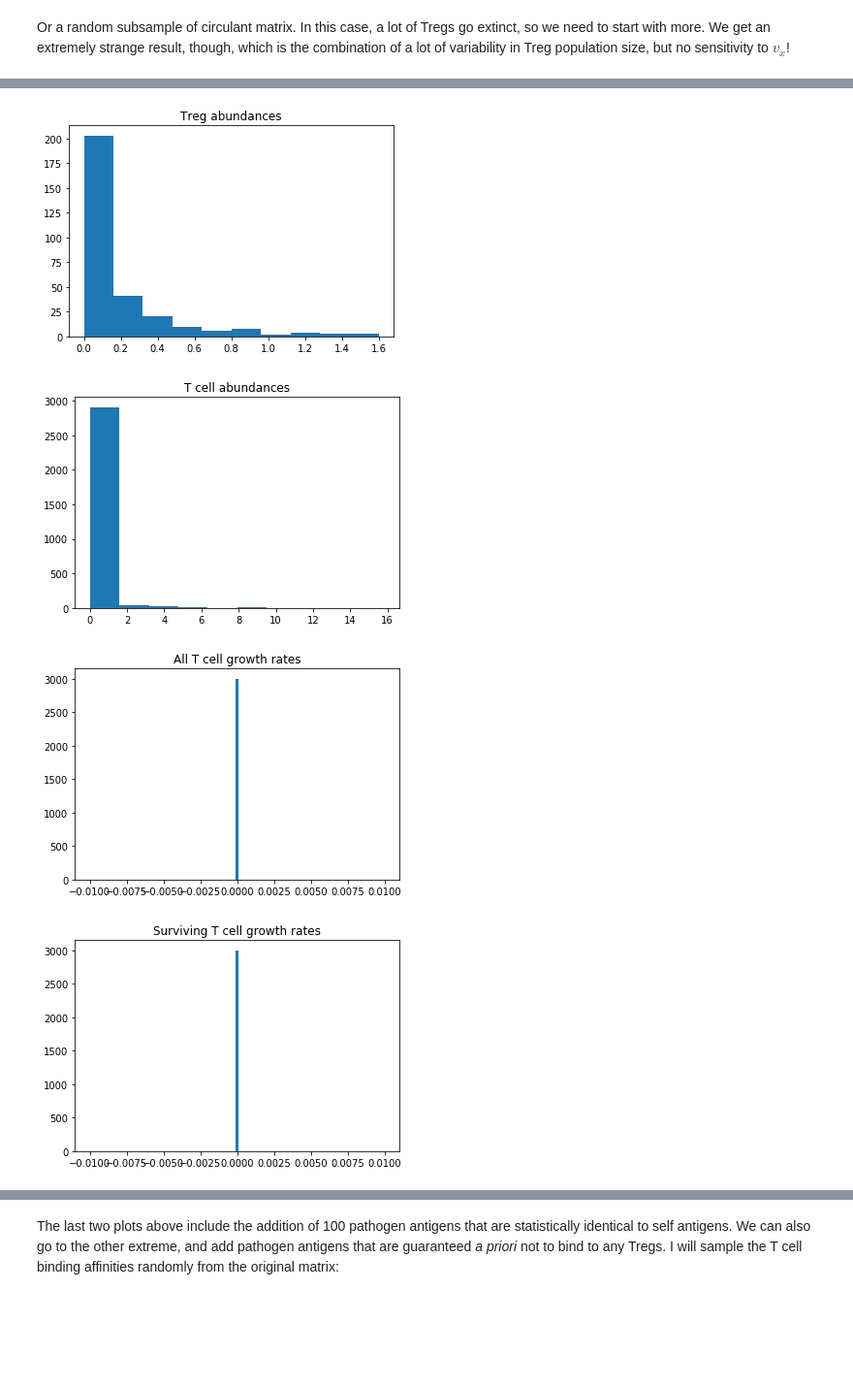
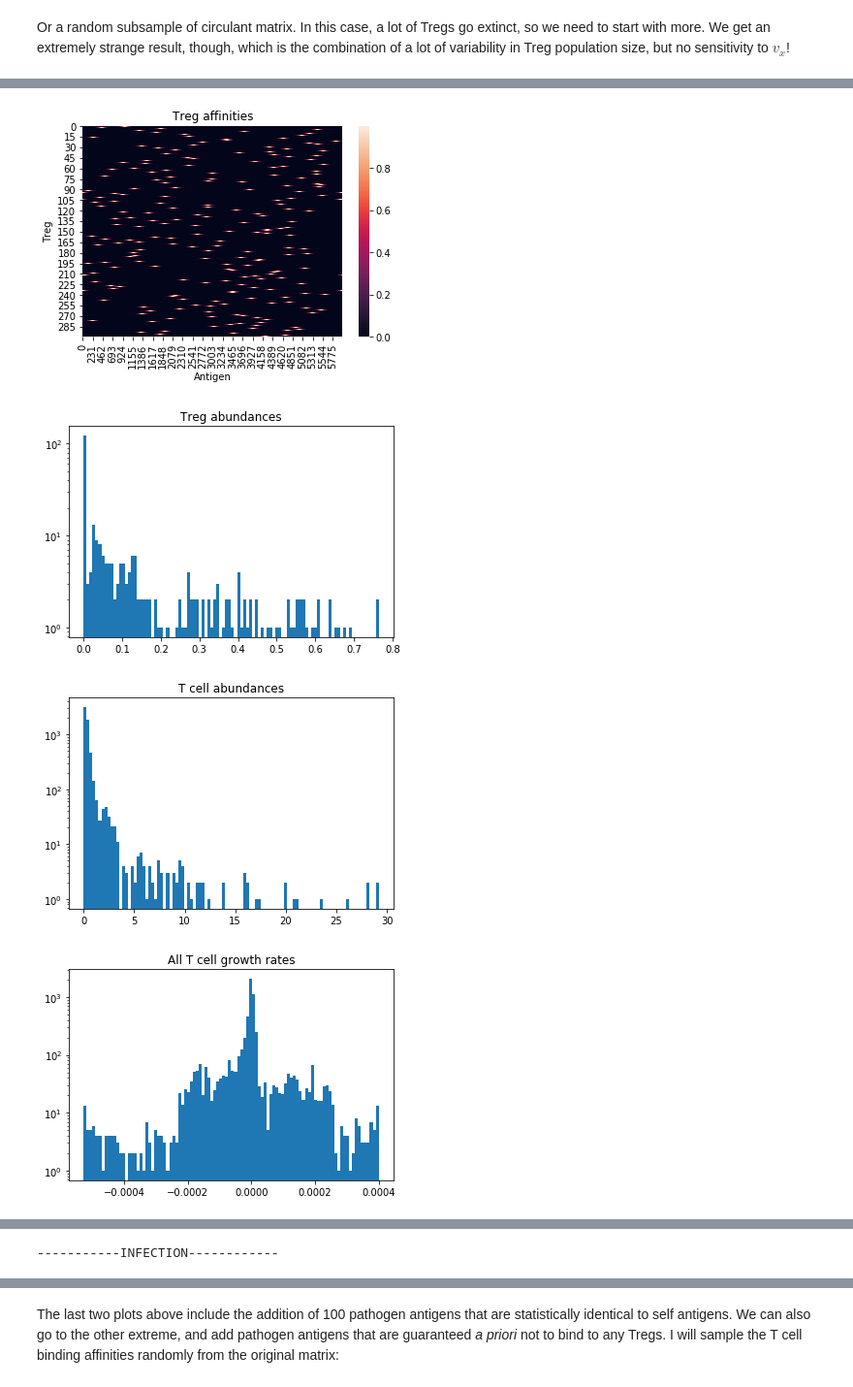
Before and after one commit to Ninjaneer32/immune-svm, a Jupyter notebook: scripts/Testing.ipynb, the cells around one changed output, grey strips where cells are left out. Shown at 97% size. Drawn from its saved outputs; the diff is of its cells as text; code cells hidden in the pictures; blank space fills up the shorter version.

```diff
--- a/scripts/Testing.ipynb
+++ b/scripts/Testing.ipynb
@@ -223,6 +236,6 @@ Or a random subsample of circulant matrix. In this case, a lot of Tregs go extin
 # %%
 def MakeAffinities_circulant_rand(params):
-    circ = circulant(norm.pdf(np.linspace(-params['Num_sites']/2,params['Num_sites']/2,params['Num_sites'])/params['niche_width']))
+    circ = circulant(norm.pdf(np.linspace(-params['Num_sites']/2,params['Num_sites']/2,params['Num_sites'])/params['niche_width'])/norm.pdf(0))
     Tcell_choice = np.random.choice(params['Num_sites'],size=params['Num_tcell'],replace=True)
     Treg_choice = np.random.choice(params['Num_sites'],size=params['Num_treg'],replace=True)
     pix = circ[Tcell_choice,:]
@@ -242,55 +255,71 @@ plt.show()
 # %%
 Num_path = 100
+params = {}
 params['Num_treg'] = 300
-params['Num_tcell'] = 3000
-params['Num_sites'] = 3000
-params['niche_width'] = 5*params['Num_sites']/params['Num_treg']
+params['Num_tcell'] = 6000
+params['Num_sites'] = 6000
+params['c'] = 1
+params['max_v'] = 1
+params['niche_width'] = 3*params['Num_sites']/params['Num_treg']
 pix, palphax = MakeAffinities_circulant_rand(params)
+sns.heatmap(palphax)
+plt.gca().set_title('Treg affinities')
+plt.gca().set_xlabel('Antigen')
+plt.gca().set_ylabel('Treg')
+plt.show()
+
 vx = (params['max_v']/2)*np.ones(params['Num_sites'])
 vx[:Num_path] = 0
 
 #Make overlaps and train
 phi_reg_reg, phi_cell_reg, rvals = MakeOverlaps(pix,palphax,vx)
 Tcell, Treg = TrainNetwork(phi_reg_reg,phi_cell_reg,rvals)
-plt.hist(Treg)
+plt.hist(Treg,bins=100)
 plt.gca().set_title('Treg abundances')
+plt.gca().set_yscale('log')
 plt.show()
-plt.hist(Tcell)
+plt.hist(Tcell,bins=100)
 plt.gca().set_title('T cell abundances')
+plt.gca().set_yscale('log')
 plt.show()
 
 #Randomly vary all the v_x values between 0 and max_v, keeping pathogens at 0:
 thresh = 1e-3
 #vx = params['max_v']+np.random.randn(params['Num_sites'])*0.1
 vx = params['max_v']*np.random.rand(params['Num_sites'])
 vx[:Num_path] = 0
 phi_reg_reg, phi_cell_reg, rvals = MakeOverlaps(pix,palphax,vx)
 out = (phi_cell_reg.T/rvals).T.dot(Treg)
-plt.hist(1-out, bins=np.linspace(-.01,.01,100))
+plt.hist(1-out,bins=100)
 plt.gca().set_title('All T cell growth rates')
+plt.gca().set_yscale('log')
 plt.show()
 
 out = out[Tcell>thresh]
-plt.hist(1-out, bins=np.linspace(-.01,.01,100))
+plt.hist(1-out,bins=100)
 plt.gca().set_title('Surviving T cell growth rates')
+plt.gca().set_yscale('log')
 plt.show()
 
+print('-----------INFECTION------------')
 #Randomly vary all the v_x values between 0 and max_v, including pathogens:
 thresh = 1e-3
 #vx = params['max_v']+np.random.randn(params['Num_sites'])*0.1
 vx = params['max_v']*np.random.rand(params['Num_sites'])
 phi_reg_reg, phi_cell_reg, rvals = MakeOverlaps(pix,palphax,vx)
 out = (phi_cell_reg.T/rvals).T.dot(Treg)
-plt.hist(1-out, bins=np.linspace(-.01,.01,100))
+plt.hist(1-out,bins=100)
 plt.gca().set_title('All T cell growth rates')
+plt.gca().set_yscale('log')
 plt.show()
 
 out = out[Tcell>thresh]
-plt.hist(1-out, bins=np.linspace(-.01,.01,100))
+plt.hist(1-out,bins=100)
 plt.gca().set_title('Surviving T cell growth rates')
+plt.gca().set_yscale('log')
 plt.show()
 # %% [output]
-[figure, old version]
+[figure, new version]
-[figure, old version]
+[figure, new version]
-[figure, old version]
+[figure, new version]
-[figure, old version]
+[figure, new version]
@@ -297,0 +327 @@ plt.show()
+-----------INFECTION------------
```
Also changed, not shown: parts of 10 cells of this notebook.
